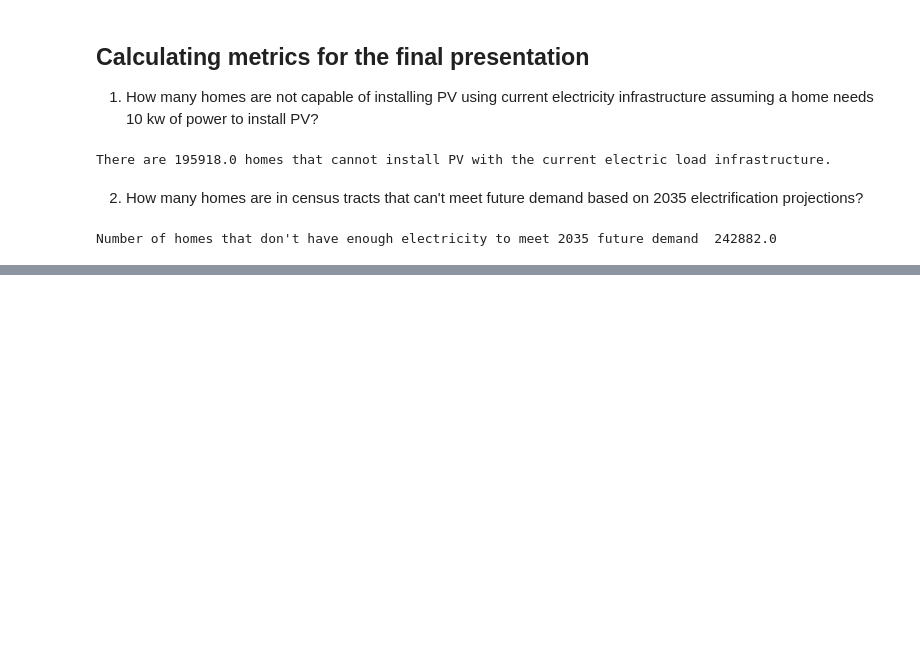
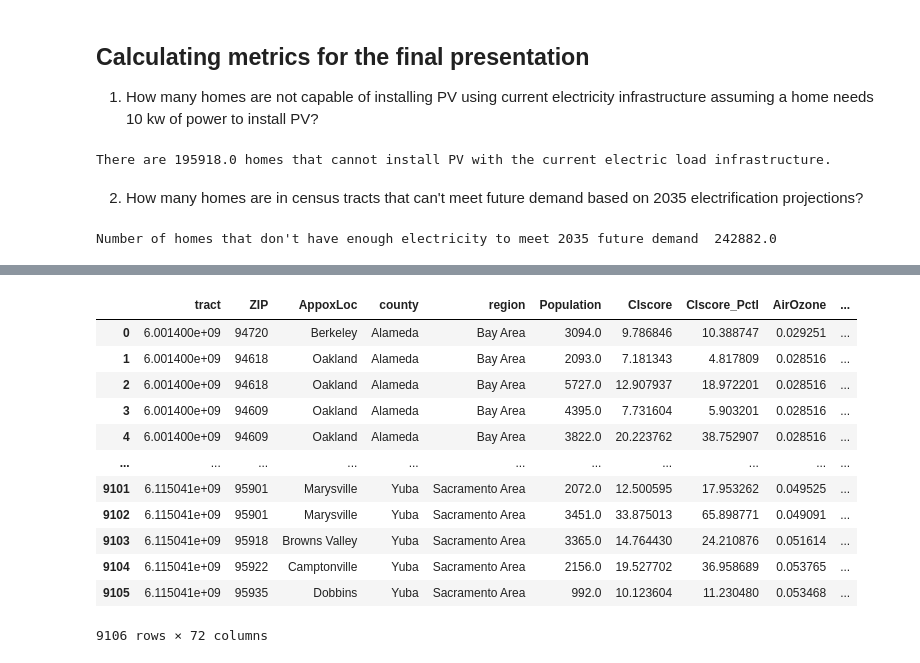
Before and after one commit to ElectriGrid/projected-load-analysis, a Jupyter notebook: headroom_vs_projected.ipynb, the cells around one changed output, grey strips where cells are left out. Cells and saved outputs as stored; diff of their text form; code cells hidden in the pictures; blank space fills up the shorter version.

```diff
--- a/headroom_vs_projected.ipynb
+++ b/headroom_vs_projected.ipynb
@@ -427,0 +451,16 @@ Number of homes that don't have enough electricity to meet 2035 future demand  2
+# %%
+cal
+# %% [output]
+|  | tract | ZIP | AppoxLoc | county | region | Population | CIscore | CIscore_Pctl | AirOzone | ... |
+| 0 | 6.001400e+09 | 94720 | Berkeley | Alameda | Bay Area | 3094.0 | 9.786846 | 10.388747 | 0.029251 | ... |
+| 1 | 6.001400e+09 | 94618 | Oakland | Alameda | Bay Area | 2093.0 | 7.181343 | 4.817809 | 0.028516 | ... |
+| 2 | 6.001400e+09 | 94618 | Oakland | Alameda | Bay Area | 5727.0 | 12.907937 | 18.972201 | 0.028516 | ... |
+| 3 | 6.001400e+09 | 94609 | Oakland | Alameda | Bay Area | 4395.0 | 7.731604 | 5.903201 | 0.028516 | ... |
+| 4 | 6.001400e+09 | 94609 | Oakland | Alameda | Bay Area | 3822.0 | 20.223762 | 38.752907 | 0.028516 | ... |
+| ... | ... | ... | ... | ... | ... | ... | ... | ... | ... | ... |
+| 9101 | 6.115041e+09 | 95901 | Marysville | Yuba | Sacramento Area | 2072.0 | 12.500595 | 17.953262 | 0.049525 | ... |
+| 9102 | 6.115041e+09 | 95901 | Marysville | Yuba | Sacramento Area | 3451.0 | 33.875013 | 65.898771 | 0.049091 | ... |
+| 9103 | 6.115041e+09 | 95918 | Browns Valley | Yuba | Sacramento Area | 3365.0 | 14.764430 | 24.210876 | 0.051614 | ... |
+| 9104 | 6.115041e+09 | 95922 | Camptonville | Yuba | Sacramento Area | 2156.0 | 19.527702 | 36.958689 | 0.053765 | ... |
+| 9105 | 6.115041e+09 | 95935 | Dobbins | Yuba | Sacramento Area | 992.0 | 10.123604 | 11.230480 | 0.053468 | ... |
+9106 rows × 72 columns
```
Also changed, not shown: parts of 7 cells of this notebook.
